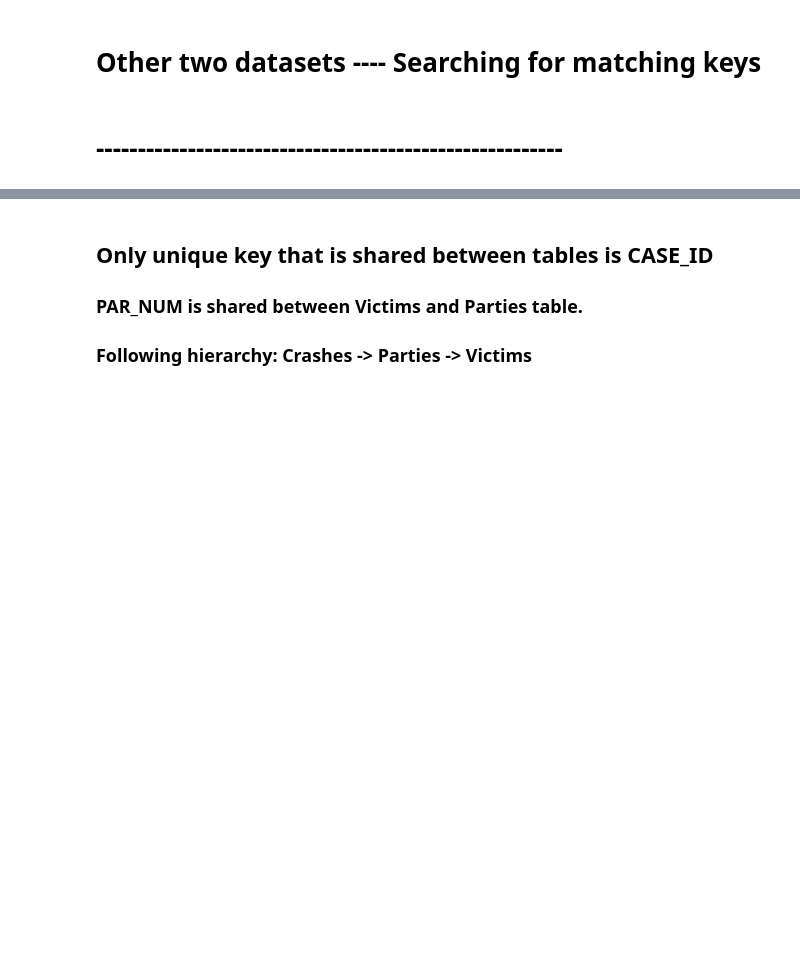
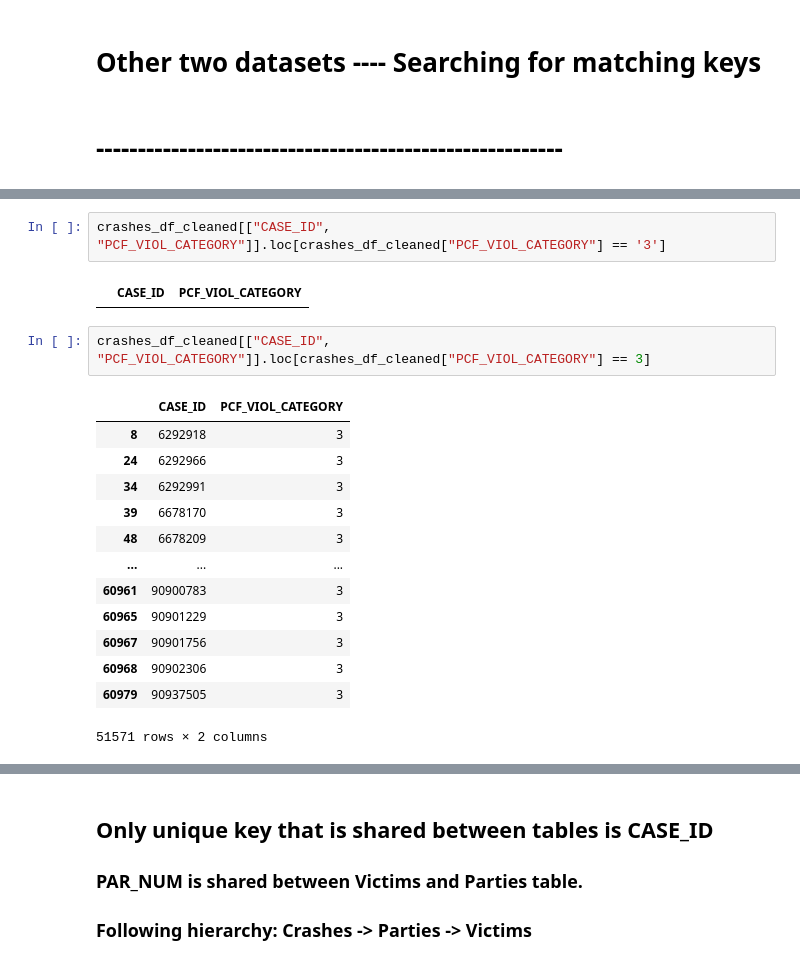
Before and after one commit to wattsr1/LA-Collision-Analysis, a Jupyter notebook: Clean_Crash_Data.ipynb, the cells around one changed output, grey strips where cells are left out. Drawn from its saved outputs; the diff is of its cells as text; blank space fills up the shorter version.

```diff
--- a/Clean_Crash_Data.ipynb
+++ b/Clean_Crash_Data.ipynb
@@ -377,0 +652,20 @@ crashes_df_cleaned.to_csv("Resources/crash_cleaned.csv", index=False)
+# %%
+crashes_df_cleaned[["CASE_ID", "PCF_VIOL_CATEGORY"]].loc[crashes_df_cleaned["PCF_VIOL_CATEGORY"] == '3']
+# %% [output]
+|  | CASE_ID | PCF_VIOL_CATEGORY |
+# %%
+crashes_df_cleaned[["CASE_ID", "PCF_VIOL_CATEGORY"]].loc[crashes_df_cleaned["PCF_VIOL_CATEGORY"] == 3]
+# %% [output]
+|  | CASE_ID | PCF_VIOL_CATEGORY |
+| 8 | 6292918 | 3 |
+| 24 | 6292966 | 3 |
+| 34 | 6292991 | 3 |
+| 39 | 6678170 | 3 |
+| 48 | 6678209 | 3 |
+| ... | ... | ... |
+| 60961 | 90900783 | 3 |
+| 60965 | 90901229 | 3 |
+| 60967 | 90901756 | 3 |
+| 60968 | 90902306 | 3 |
+| 60979 | 90937505 | 3 |
+51571 rows × 2 columns
```
Also changed, not shown: parts of 50 cells of this notebook, 1 other file.
